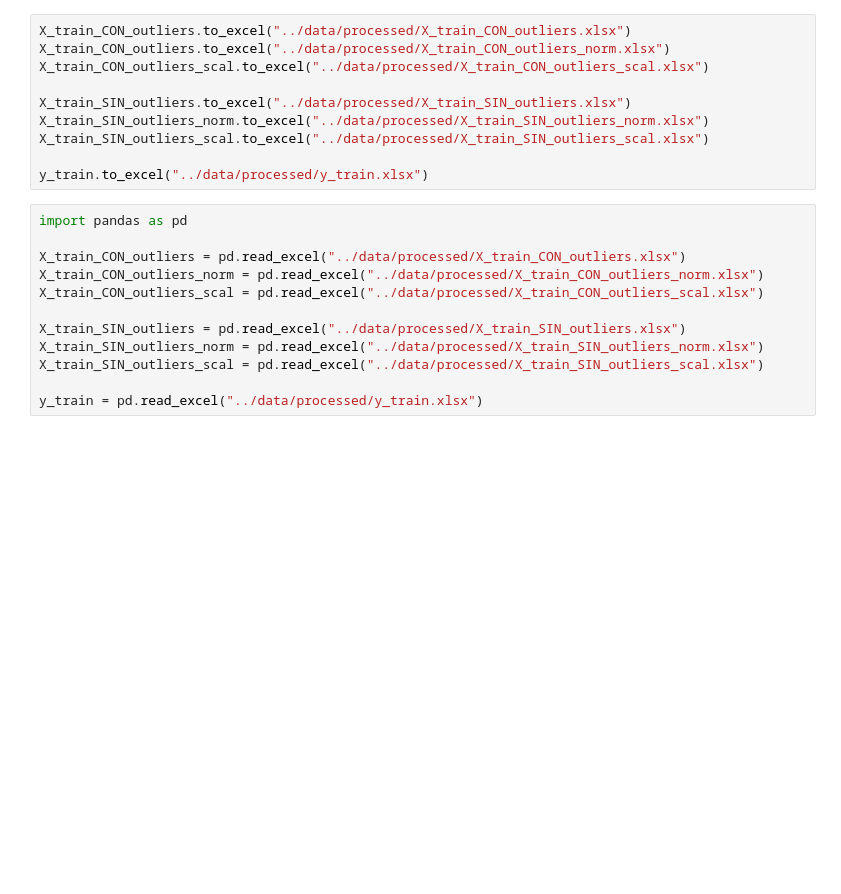
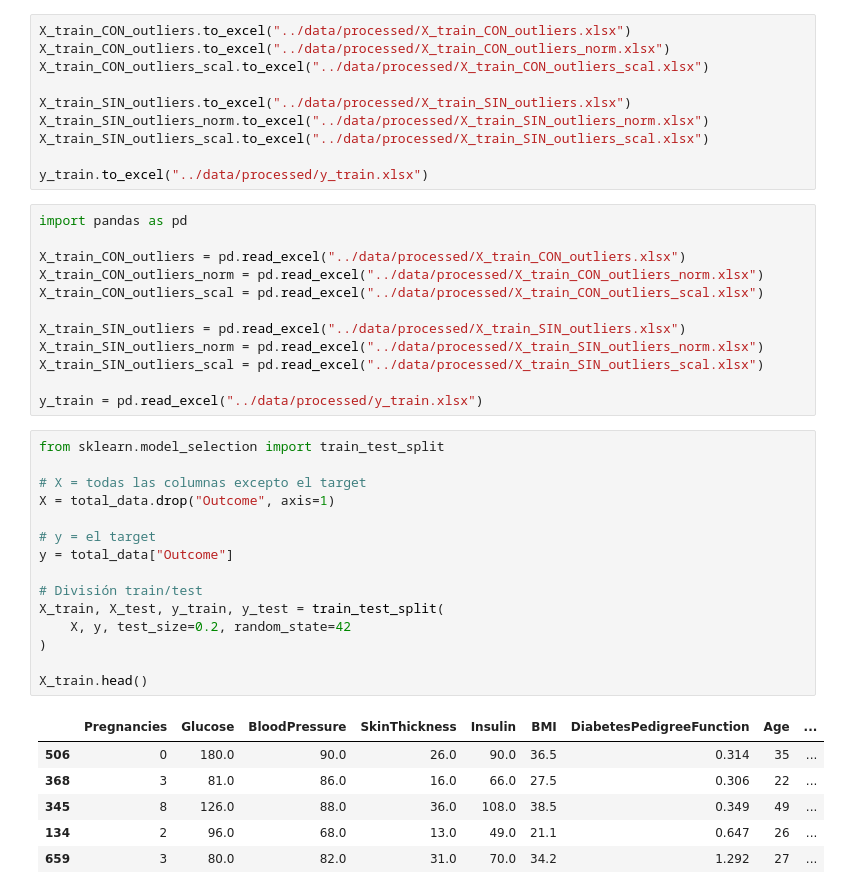
Before and after one commit to 4GeeksAcademy/DecissionTree_cafedemanha94-25, a Jupyter notebook: src/explore.ipynb, the cells around one changed output. Drawn from its saved outputs; the diff is of its cells as text; blank space fills up the shorter version.

```diff
--- a/src/explore.ipynb
+++ b/src/explore.ipynb
@@ -547,3 +547,25 @@ X_train_SIN_outliers_norm = pd.read_excel("../data/processed/X_train_SIN_outlier
 X_train_SIN_outliers_scal = pd.read_excel("../data/processed/X_train_SIN_outliers_scal.xlsx")
 
 y_train = pd.read_excel("../data/processed/y_train.xlsx")
+# %%
+from sklearn.model_selection import train_test_split
+
+# X = todas las columnas excepto el target
+X = total_data.drop("Outcome", axis=1)
+
+# y = el target
+y = total_data["Outcome"]
+
+# División train/test
+X_train, X_test, y_train, y_test = train_test_split(
+    X, y, test_size=0.2, random_state=42
+)
+
+X_train.head()
+# %% [output]
+|  | Pregnancies | Glucose | BloodPressure | SkinThickness | Insulin | BMI | DiabetesPedigreeFunction | Age | ... |
+| 506 | 0 | 180.0 | 90.0 | 26.0 | 90.0 | 36.5 | 0.314 | 35 | ... |
+| 368 | 3 | 81.0 | 86.0 | 16.0 | 66.0 | 27.5 | 0.306 | 22 | ... |
+| 345 | 8 | 126.0 | 88.0 | 36.0 | 108.0 | 38.5 | 0.349 | 49 | ... |
+| 134 | 2 | 96.0 | 68.0 | 13.0 | 49.0 | 21.1 | 0.647 | 26 | ... |
+| 659 | 3 | 80.0 | 82.0 | 31.0 | 70.0 | 34.2 | 1.292 | 27 | ... |
```
Also changed, not shown: parts of 9 cells of this notebook, 8 other files.
